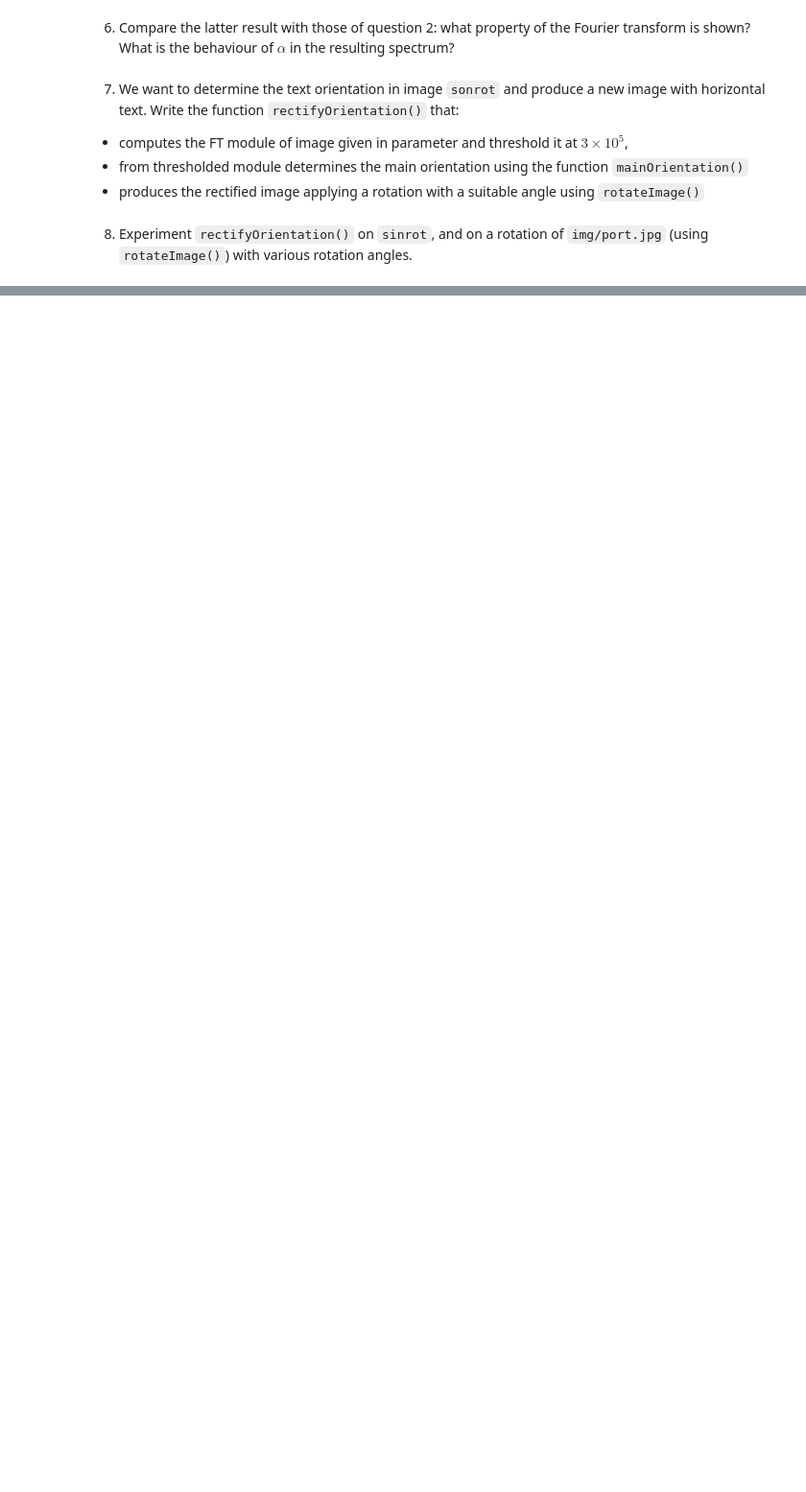
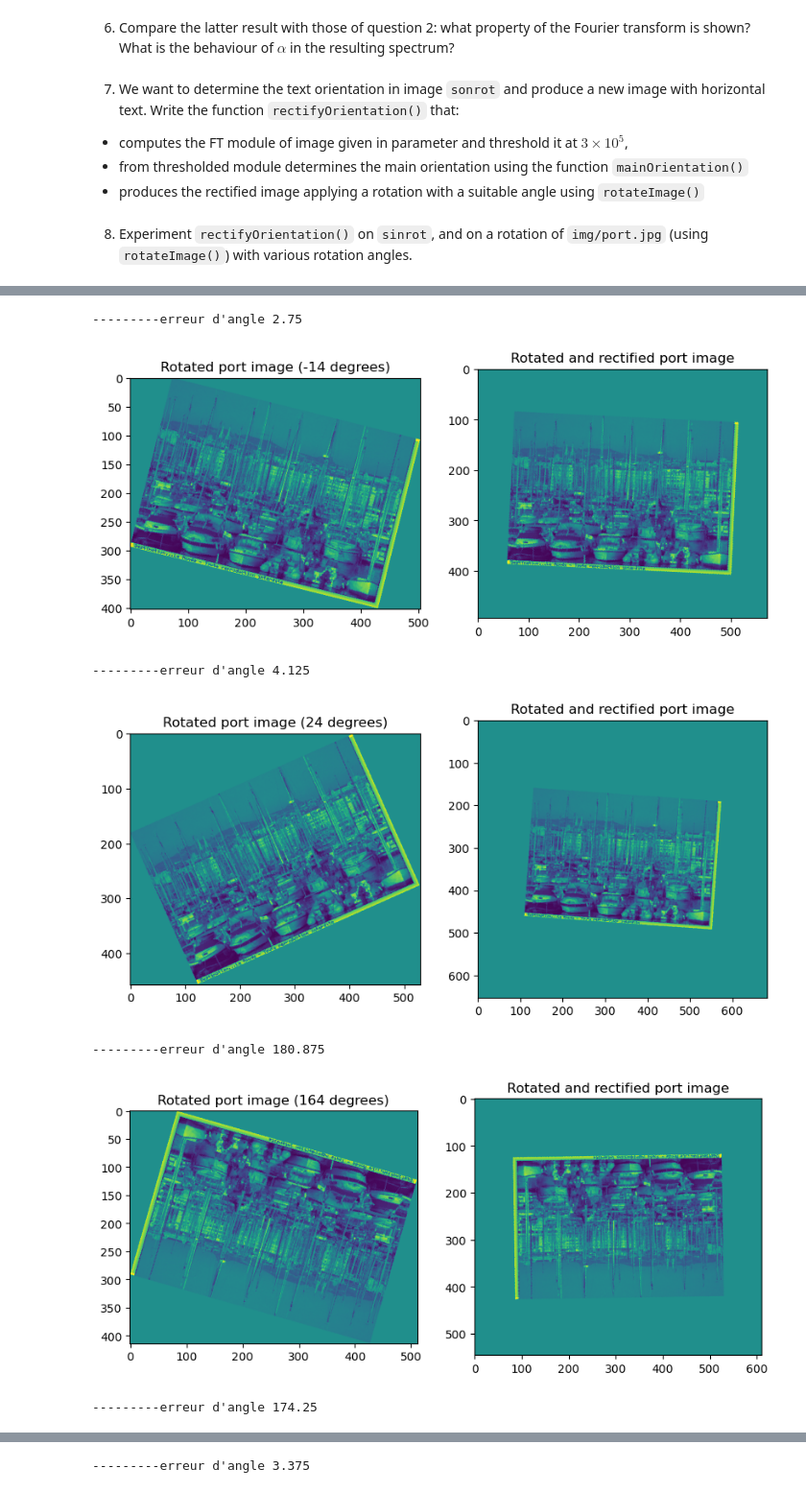
Before and after one commit to ZHANGzhile/BIMA, a Jupyter notebook: TME2/TME2.ipynb, the cells around one changed output, grey strips where cells are left out. Shown at 96% size. Cells and saved outputs as stored; diff of their text form; code cells hidden in the pictures; blank space fills up the shorter version.

```diff
--- a/TME2/TME2.ipynb
+++ b/TME2/TME2.ipynb
@@ -193,0 +192,28 @@ angle 0.5
+# %%
+def test_rectify_rotation(I):
+    _, axs = plt.subplots(1, 2, figsize=(10, 20))
+    # generer un angle aleatoire
+    angle_rot = np.random.randint(-180, 180)
+
+    img = rotateImage(I, angle_rot)
+    img_rectified, angle = rectifyOrientation(img, 3*(10**5))
+    print("---------erreur d'angle", abs(angle_rot + angle))
+
+    axs[0].set_title(f"Rotated port image ({angle_rot} degrees)")
+    axs[0].imshow(img)
+
+    axs[1].set_title(f"Rotated and rectified port image")
+    axs[1].imshow(img_rectified)
+    plt.show()
+# %%
+port = np.array(Image.open('img/port.jpg'))
+for i in range(5):
+    test_rectify_rotation(port)
+# %% [output]
+---------erreur d'angle 2.75
+[figure, added]
+---------erreur d'angle 4.125
+[figure, added]
+---------erreur d'angle 180.875
+[figure, added]
+---------erreur d'angle 174.25
@@ -193,0 +221 @@ angle 0.5
+---------erreur d'angle 3.375
```
Also changed, not shown: parts of 5 cells of this notebook, 3 other files.
